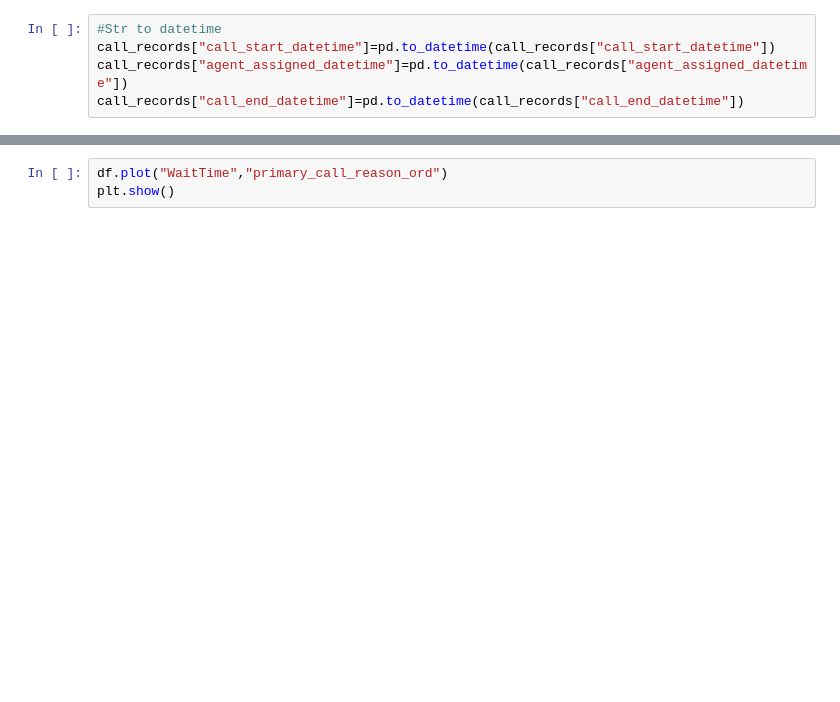
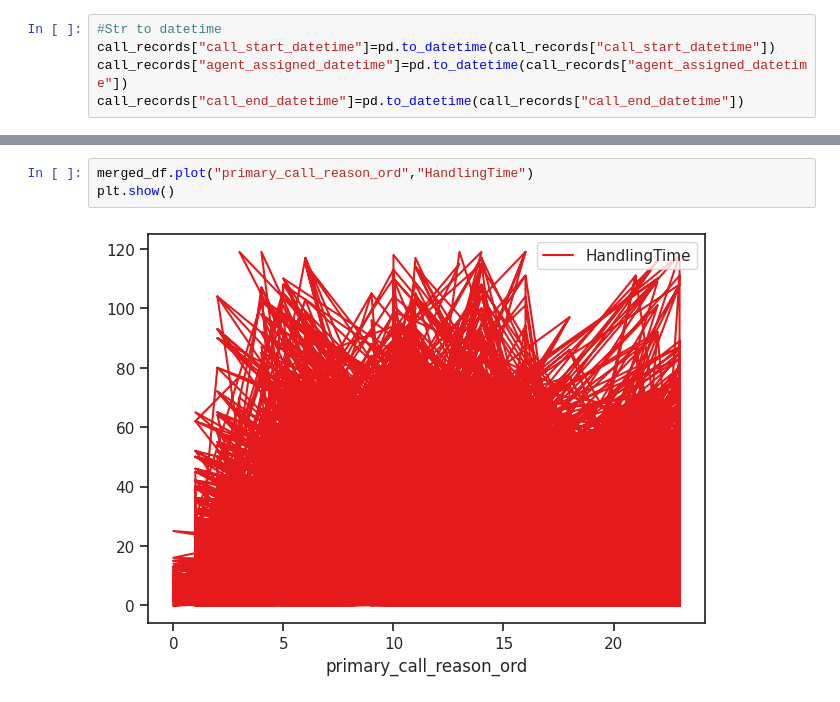
Before and after one commit to Tatwansh/SkyHack-FlyHigh, a Jupyter notebook: flyhigh001.ipynb, the cells around one changed output, grey strips where cells are left out. Saved outputs shown, nothing was run; the diff lists cells and outputs as text; blank space fills up the shorter version.

```diff
--- a/flyhigh001.ipynb
+++ b/flyhigh001.ipynb
@@ -91,4 +264,6 @@ merged_df_numeric.skew()
 # %%
-df.plot("WaitTime","primary_call_reason_ord")
+merged_df.plot("primary_call_reason_ord","HandlingTime")
 plt.show()
+# %% [output]
+[figure, added]
 # %%
```
Also changed, not shown: parts of 25 cells of this notebook.
